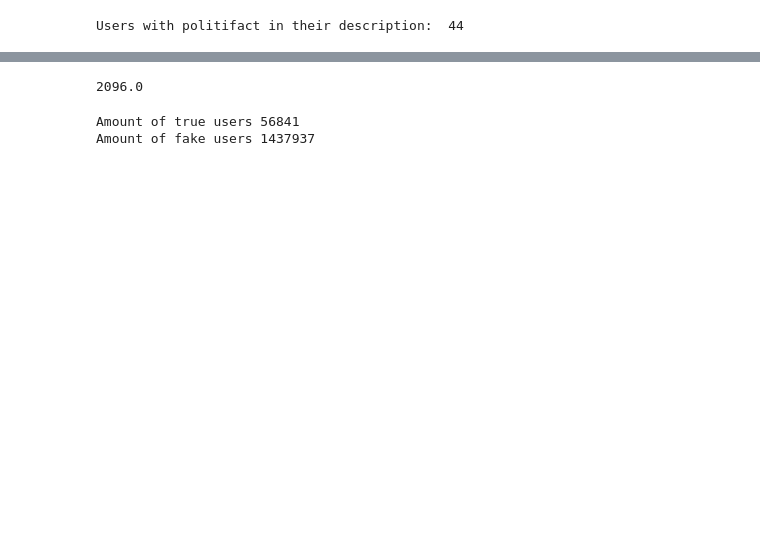
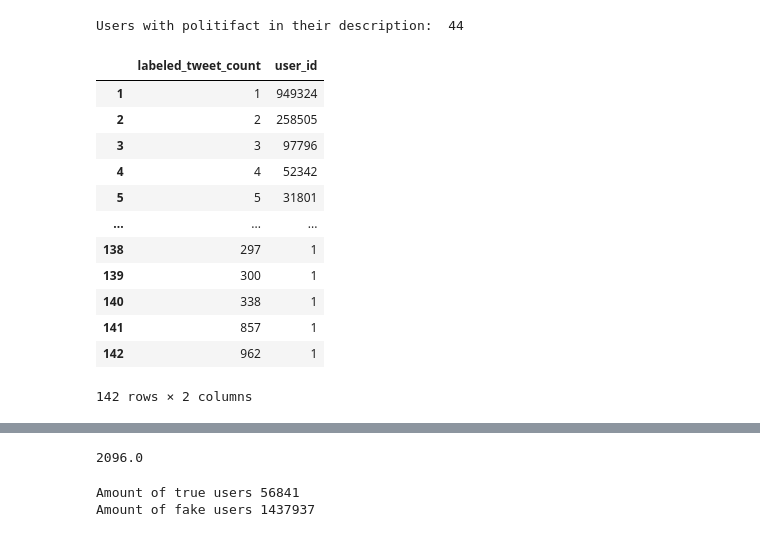
Before and after one commit to lrnz-asnprs/tweet-collector, a Jupyter notebook: fake_collector/notebooks/laurenz_notebook.ipynb, the cells around one changed output, grey strips where cells are left out. Drawn from its saved outputs; the diff is of its cells as text; code cells hidden in the pictures; blank space fills up the shorter version.

```diff
--- a/fake_collector/notebooks/laurenz_notebook.ipynb
+++ b/fake_collector/notebooks/laurenz_notebook.ipynb
@@ -65,0 +49,17 @@ user_df['labeled_tweet_count'] = user_df.apply(lambda x: len(users_object.get(x[
+# %%
+# Labeled tweets
+user_labeled_tweets = user_labeled_tweets[user_labeled_tweets['labeled_tweet_count'] > 0]
+# %% [output]
+|  | labeled_tweet_count | user_id |
+| 1 | 1 | 949324 |
+| 2 | 2 | 258505 |
+| 3 | 3 | 97796 |
+| 4 | 4 | 52342 |
+| 5 | 5 | 31801 |
+| ... | ... | ... |
+| 138 | 297 | 1 |
+| 139 | 300 | 1 |
+| 140 | 338 | 1 |
+| 141 | 857 | 1 |
+| 142 | 962 | 1 |
+142 rows × 2 columns
```
Also changed, not shown: parts of 10 cells of this notebook, 27 other files.
